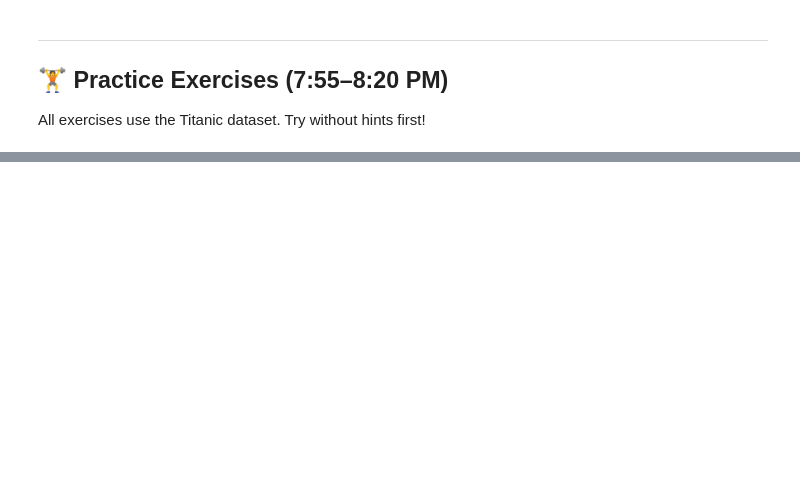
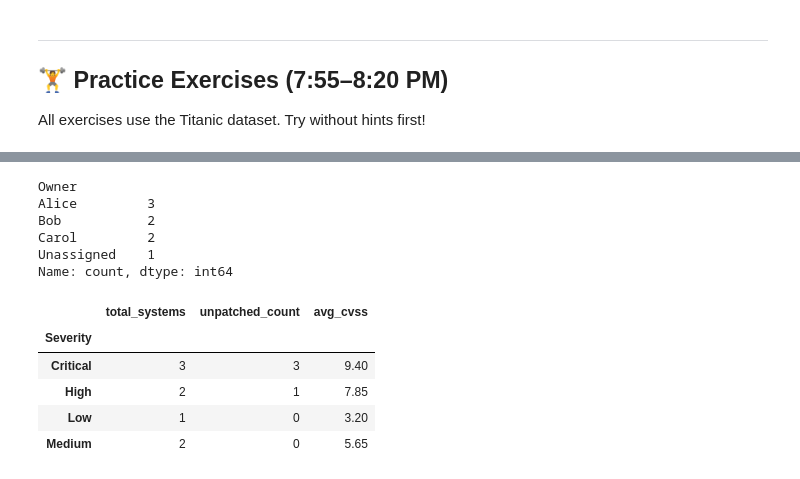
Before and after one commit to georgegiannakidis/uhart-ms-prep, a Jupyter notebook: Week1_Day2_Pandas.ipynb, the cells around one changed output, grey strips where cells are left out. Cells and saved outputs as stored; diff of their text form; code cells hidden in the pictures; blank space fills up the shorter version.

```diff
--- a/Week1_Day2_Pandas.ipynb
+++ b/Week1_Day2_Pandas.ipynb
@@ -226,3 +449,11 @@ print(df)
 # Hint: use np.select() or nested np.where()
 
 # YOUR CODE HERE
+conditions = [
+    df['CVSS'] >= 9.0,
+    df['CVSS'] >= 7.0
+]
+choices    = ['P1 - Critical', 'P2 - High']
+df['Priority'] = np.select(conditions, choices, default='P3 - Standard')
+
+print(df[['System', 'CVSS', 'Priority']])
@@ -240,15 +489,38 @@ print(df)
 # Then count how many systems each owner has (including Unassigned)
 
 # YOUR CODE HERE
+df['Owner'] = df['Owner'].fillna('Unassigned')
+print(df['Owner'].value_counts())
+# %% [output]
+Owner
+Alice         3
+Bob           2
+Carol         2
+Unassigned    1
+Name: count, dtype: int64
 # %%
 # ── Exercise 5 ──────────────────────────────────────────────────
 # Create a summary DataFrame with ONE ROW per Severity level containing:
 # - Count of systems
 # - Number unpatched
 # - Average CVSS
 # Hint: multiple groupby + rename + merge, OR agg with a dict
 
 # YOUR CODE HERE
+summary_df = df.groupby('Severity').agg(
+    total_systems=('System', 'count'),
+    unpatched_count=('Patched', lambda x: (~x).sum()),
+    avg_cvss=('CVSS', 'mean')
+).round(2)
+
+display(summary_df)
+# %% [output]
+|  | total_systems | unpatched_count | avg_cvss |
+| Severity |  |  |  |
+| Critical | 3 | 3 | 9.40 |
+| High | 2 | 1 | 7.85 |
+| Low | 1 | 0 | 3.20 |
+| Medium | 2 | 0 | 5.65 |
 # %%
 # ── Exercises 6-10 use Titanic dataset ──────────────────────────
 # (run this first to make sure titanic is loaded)
```
Also changed, not shown: parts of 31 cells of this notebook.
